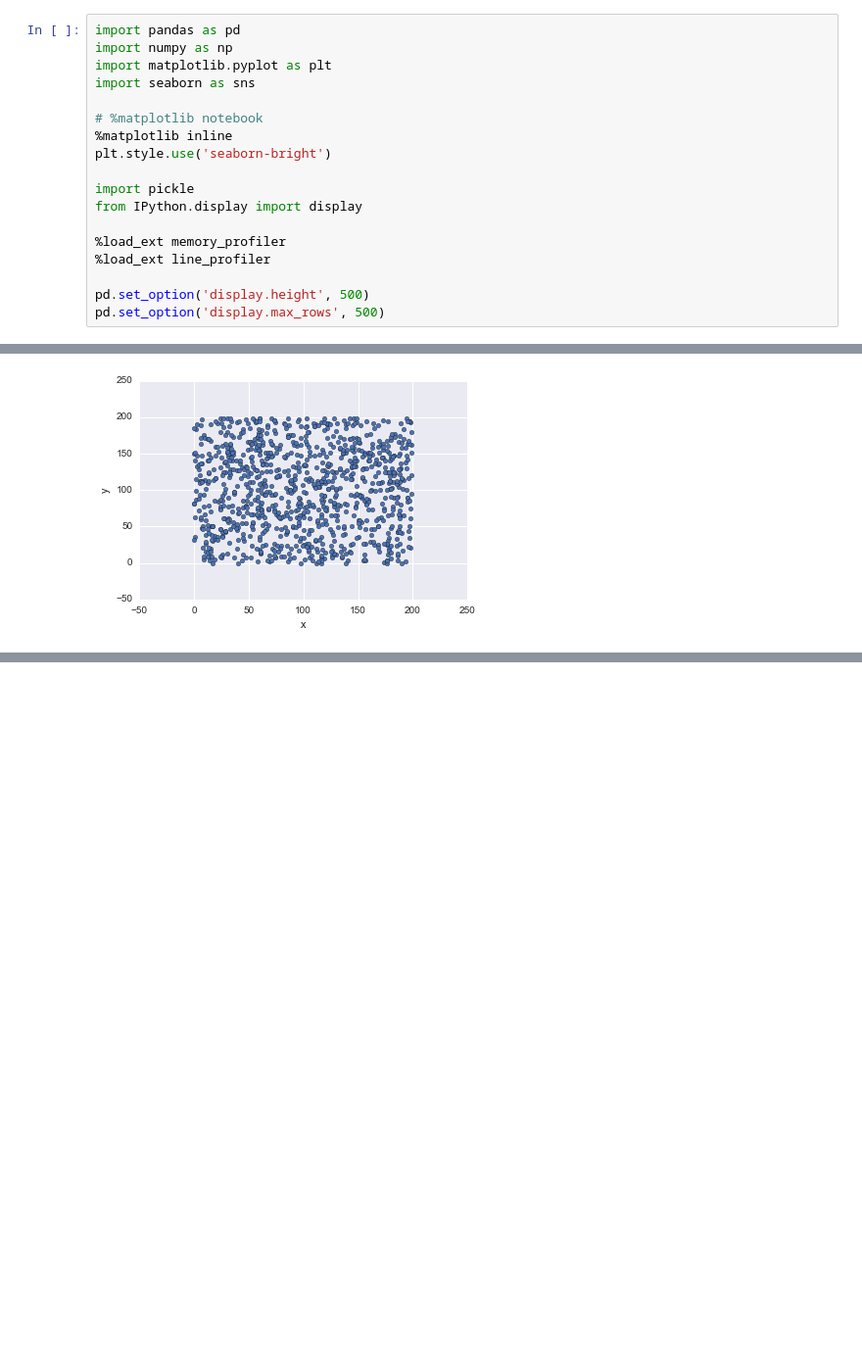
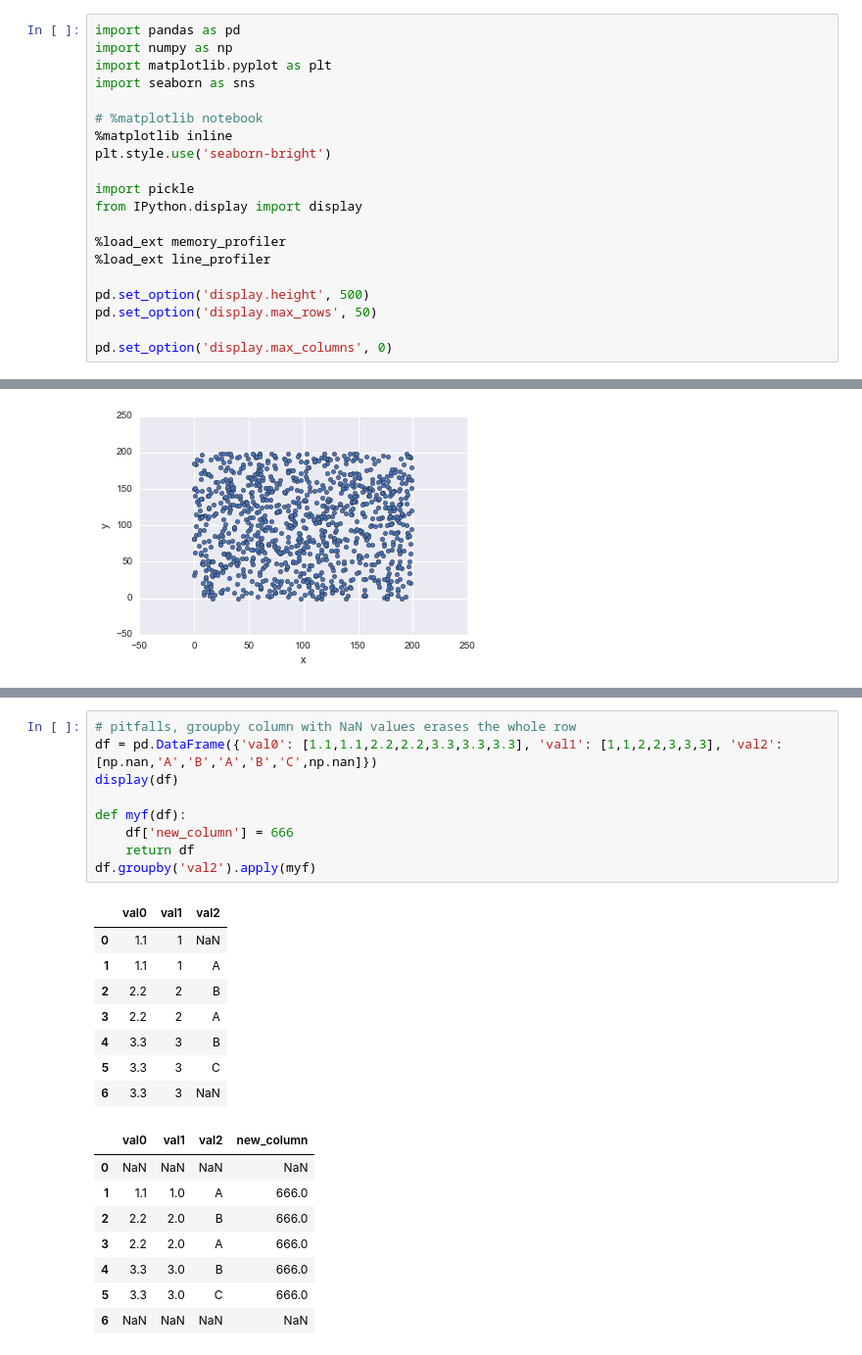
Before and after one commit to sidazhou/ipython_notes, a Jupyter notebook: notes.ipynb, the cells around one changed output, grey strips where cells are left out. Shown: that part at 98% size. Drawn from its saved outputs; the diff is of its cells as text; blank space fills up the shorter version.

```diff
--- a/notes.ipynb
+++ b/notes.ipynb
@@ -23,7 +23,9 @@ from IPython.display import display
 %load_ext line_profiler
 
 pd.set_option('display.height', 500)
-pd.set_option('display.max_rows', 500)
+pd.set_option('display.max_rows', 50)
+
+pd.set_option('display.max_columns', 0)
 # %% [output]
 The memory_profiler extension is already loaded. To reload it, use:
   %reload_ext memory_profiler
@@ -419,0 +466,26 @@ Wall time: 1.03 s
+# %%
+# pitfalls, groupby column with NaN values erases the whole row
+df = pd.DataFrame({'val0': [1.1,1.1,2.2,2.2,3.3,3.3,3.3], 'val1': [1,1,2,2,3,3,3], 'val2': [np.nan,'A','B','A','B','C',np.nan]})
+display(df)
+
+def myf(df):
+    df['new_column'] = 666
+    return df
+df.groupby('val2').apply(myf)
+# %% [output]
+|  | val0 | val1 | val2 |
+| 0 | 1.1 | 1 | NaN |
+| 1 | 1.1 | 1 | A |
+| 2 | 2.2 | 2 | B |
+| 3 | 2.2 | 2 | A |
+| 4 | 3.3 | 3 | B |
+| 5 | 3.3 | 3 | C |
+| 6 | 3.3 | 3 | NaN |
+|  | val0 | val1 | val2 | new_column |
+| 0 | NaN | NaN | NaN | NaN |
+| 1 | 1.1 | 1.0 | A | 666.0 |
+| 2 | 2.2 | 2.0 | B | 666.0 |
+| 3 | 2.2 | 2.0 | A | 666.0 |
+| 4 | 3.3 | 3.0 | B | 666.0 |
+| 5 | 3.3 | 3.0 | C | 666.0 |
+| 6 | NaN | NaN | NaN | NaN |
```
Also changed, not shown: parts of 2 cells of this notebook, 1 other file.
